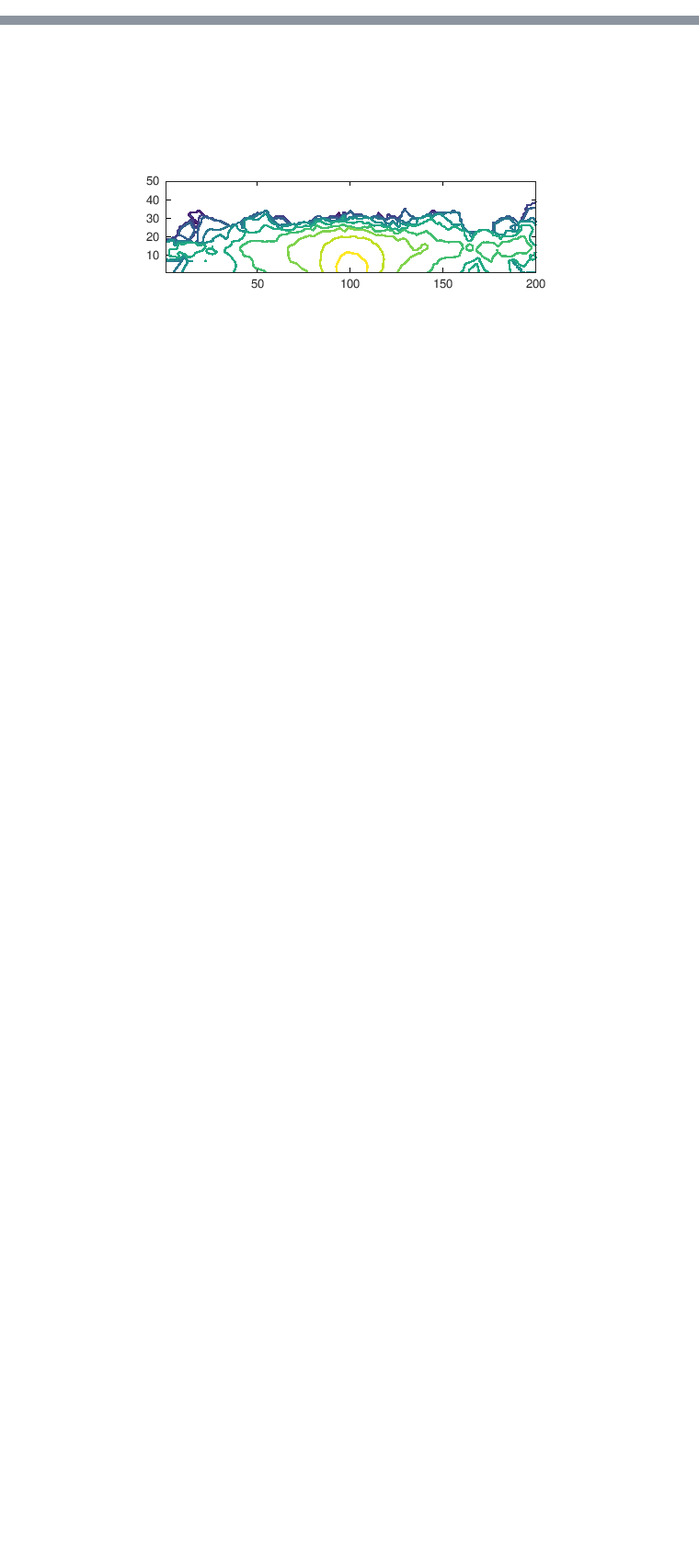
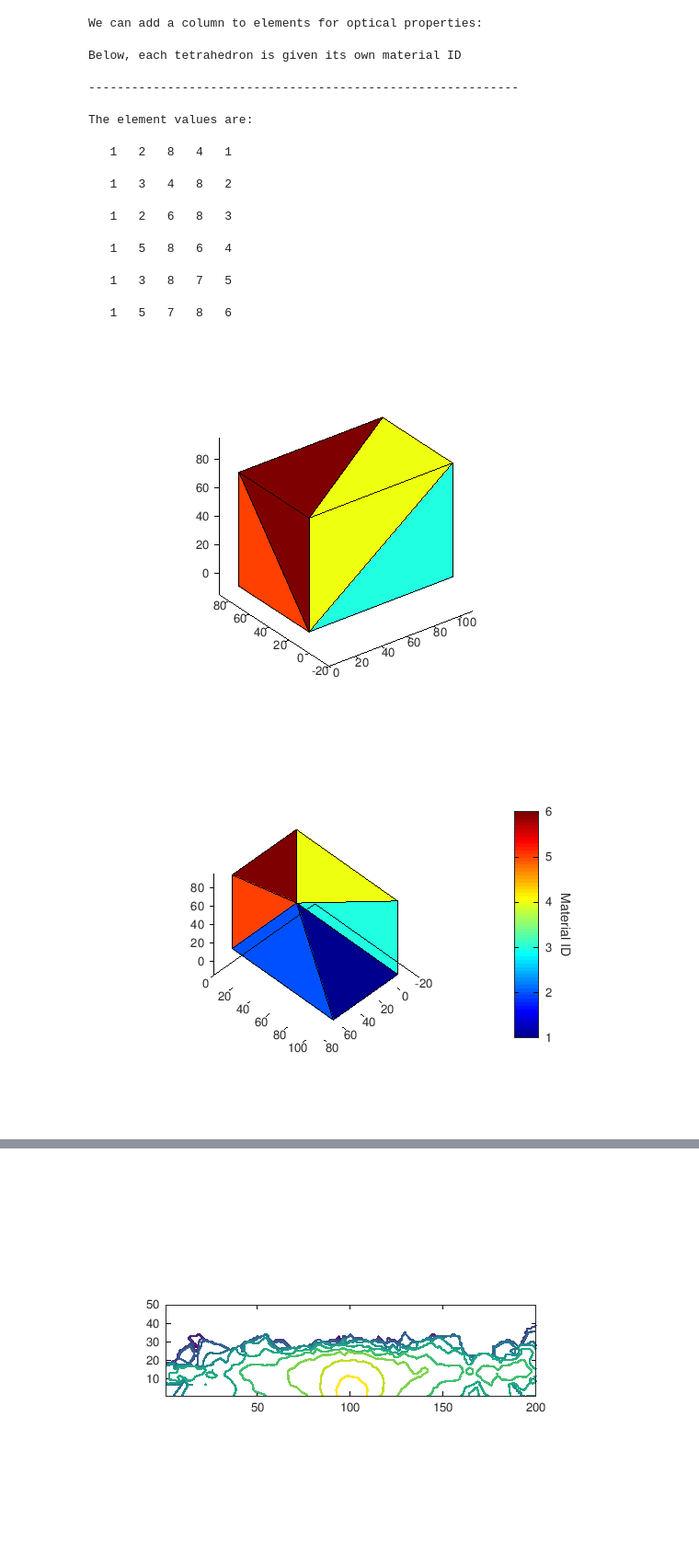
Before and after one commit to nzhang1218/MCX24Workshop, a Jupyter notebook: Training/MCX2024_2A_mmc_training.ipynb, the cells around one changed output, grey strips where cells are left out. Shown at 92% size. Drawn from its saved outputs; the diff is of its cells as text; code cells hidden in the pictures; blank space fills up the shorter version.

```diff
--- a/Training/MCX2024_2A_mmc_training.ipynb
+++ b/Training/MCX2024_2A_mmc_training.ipynb
@@ -223,0 +158,33 @@ save -mat7-binary config cfg_mmc
+# %%
+#@title **Setting properties of a simple lattice**
+%%octave
+disp('We can add a column to elements for optical properties:')
+disp('Below, each tetrahedron is given its own material ID')
+disp('------------------------------------------------------------')
+disp('The element values are:')
+elem_with_mat = [elem, [1:size(elem,1)]'];
+disp(elem_with_mat);
+
+figure;
+plotmesh(node, elem_with_mat);
+colormap('jet');
+figure;
+plotmesh(node, elem_with_mat);
+view(-45,-45)
+
+cb = colorbar;
+colormap('jet');
+ylabel(cb,'Material ID','FontSize',30,'Rotation',270);
+# %% [output]
+We can add a column to elements for optical properties:
+Below, each tetrahedron is given its own material ID
+------------------------------------------------------------
+The element values are:
+   1   2   8   4   1
+   1   3   4   8   2
+   1   2   6   8   3
+   1   5   8   6   4
+   1   3   8   7   5
+   1   5   7   8   6
+[figure, added]
+[figure, added]
```
Also changed, not shown: parts of 38 cells of this notebook.
